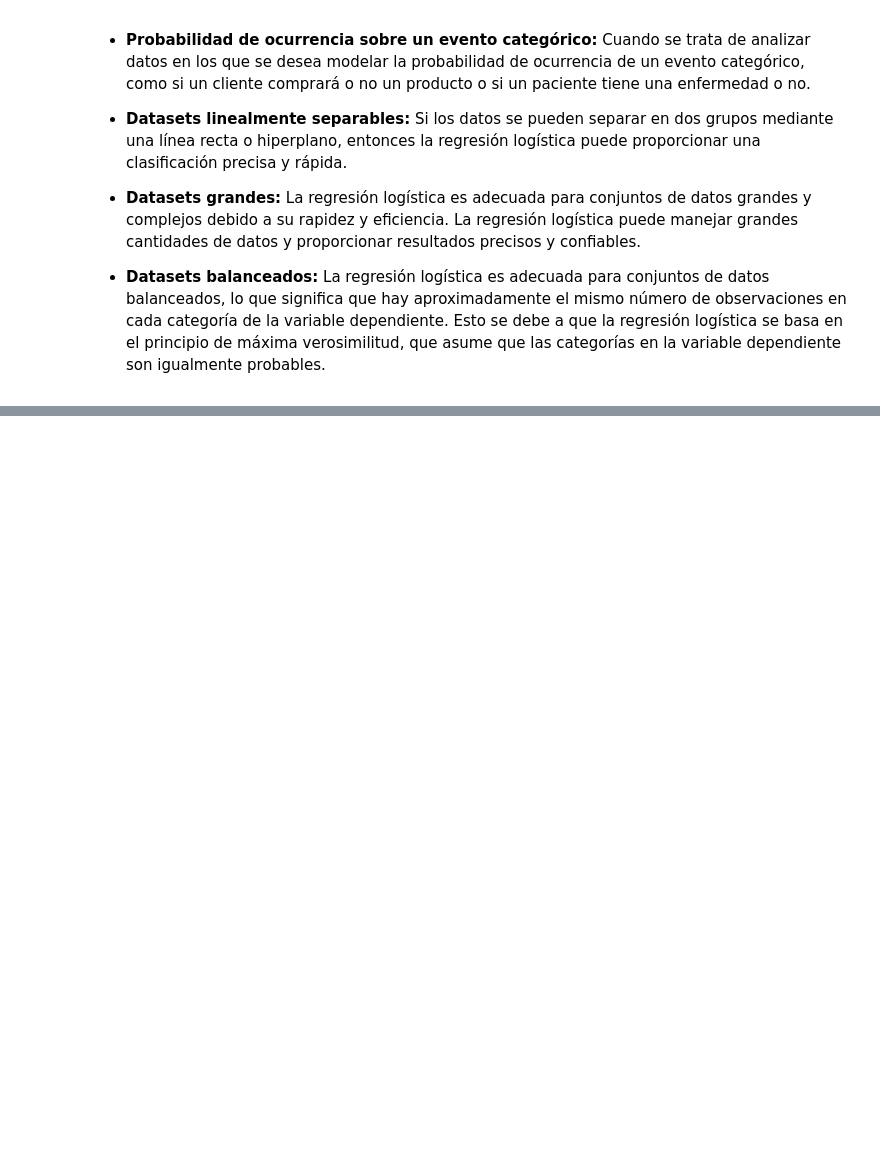
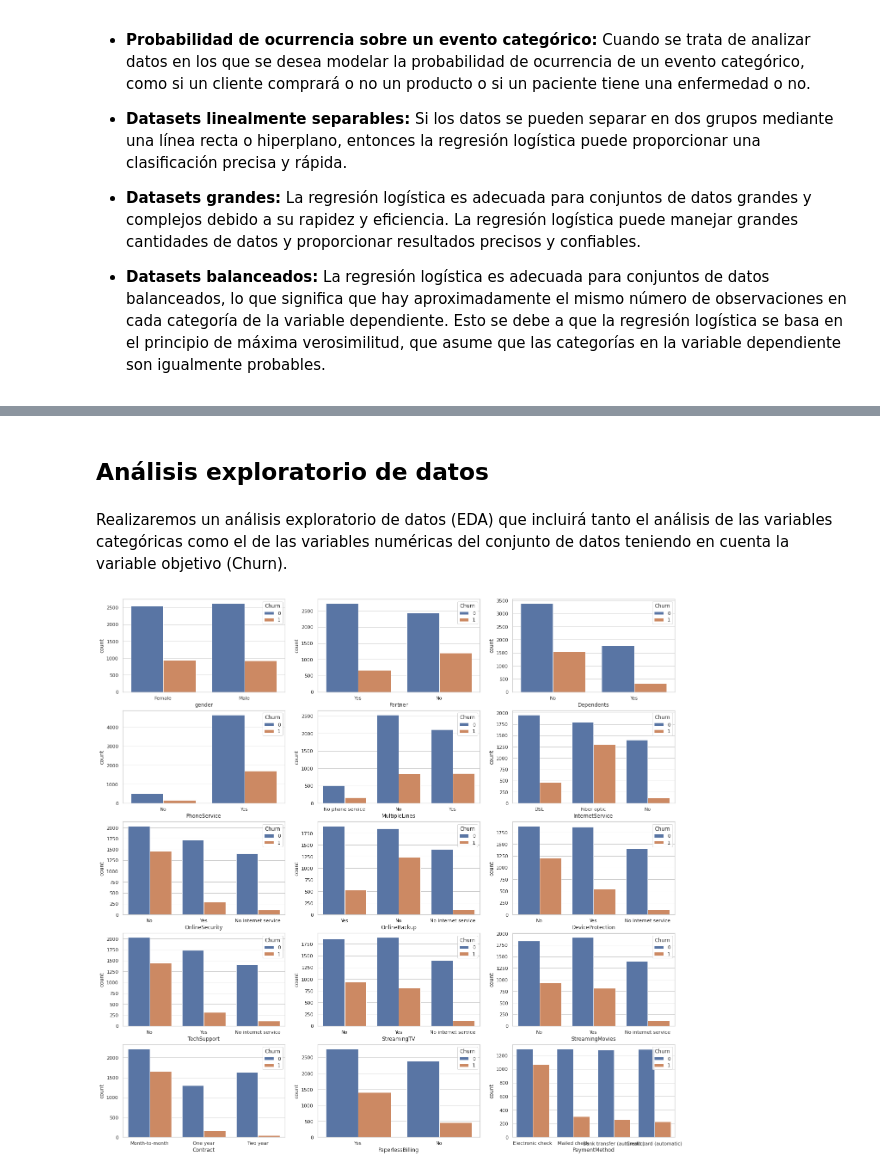
Before and after one commit to mazzaroli/reg_log, a Jupyter notebook: notes.ipynb, the cells around one changed output, grey strips where cells are left out. Drawn from its saved outputs; the diff is of its cells as text; code cells hidden in the pictures; blank space fills up the shorter version.

```diff
--- a/notes.ipynb
+++ b/notes.ipynb
@@ -363,0 +431,2 @@ git push -u origin main
+# %%
+df.TotalCharges = pd.to_numeric(df.TotalCharges, errors='coerce')
@@ -363,0 +486,2 @@ git push -u origin main
+# %%
+df.dropna(inplace=True)
@@ -363,0 +608,14 @@ git push -u origin main
+# %% [markdown]
+## Análisis exploratorio de datos
+# %% [markdown]
+Realizaremos un análisis exploratorio de datos (EDA) que incluirá tanto el análisis de las variables categóricas como el de las variables numéricas del conjunto de datos teniendo en cuenta la variable objetivo (Churn).
+# %%
+columns_cat = df.select_dtypes(include='object').columns
+
+# Crear la figura y los subplots
+fig, axs = plt.subplots(nrows=5, ncols=3, figsize=(23, 23))
+
+for var, ax in zip(columns_cat, axs.flatten()):
+    sns.countplot(data=df, x=var,hue='Churn', ax=ax)
+# %% [output]
+[figure, added]
```
Also changed, not shown: parts of 58 cells of this notebook.
